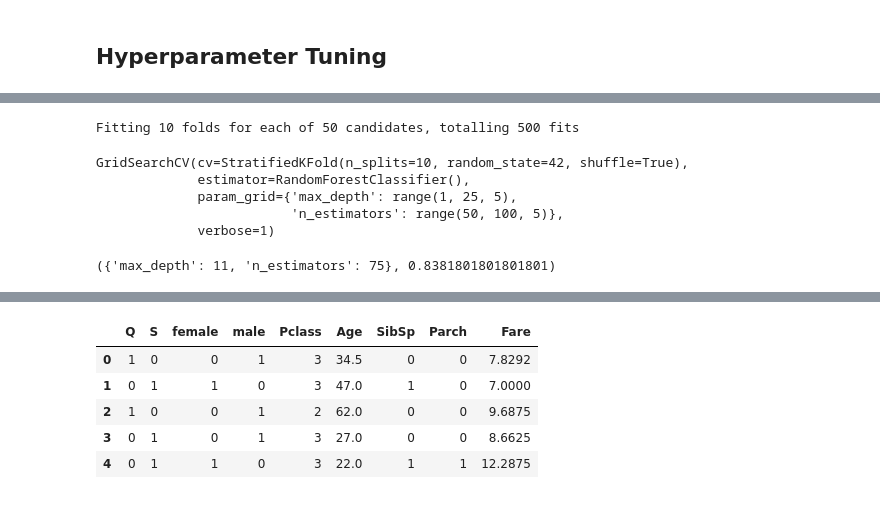
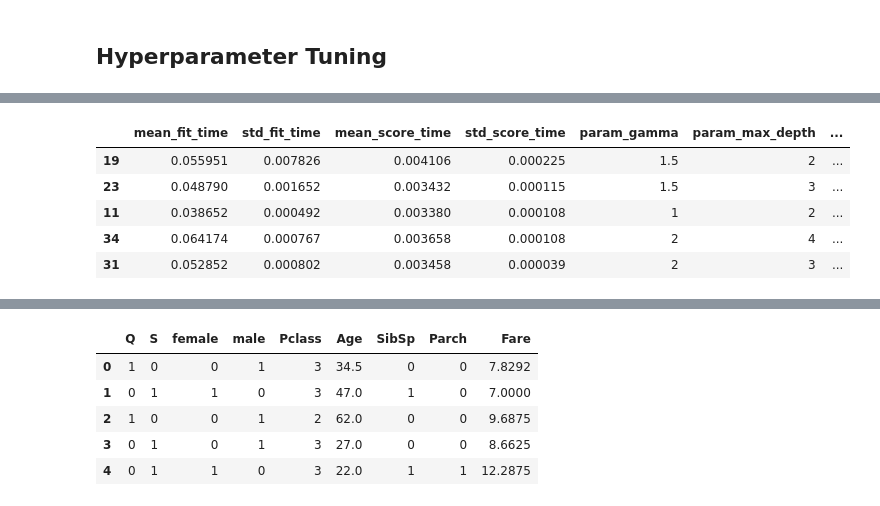
Before and after one commit to Thilak-cm/Titanic-Survival-Prediction, a Jupyter notebook: titanic-survival-prediction.ipynb, the cells around one changed output, grey strips where cells are left out. Saved outputs shown, nothing was run; the diff lists cells and outputs as text; code cells hidden in the pictures.

```diff
--- a/titanic-survival-prediction.ipynb
+++ b/titanic-survival-prediction.ipynb
@@ -414,3 +433,10 @@ kfold_split = StratifiedKFold(n_splits=10, shuffle=True, random_state=42)
+# %%
+gsearch = GridSearchCV(
+    estimator=xgb,
+    param_grid=params,
+    cv = kfold_split,
+    verbose = 1
+)
 # %%
-kfold_split.split(X, y)
+gsearch.fit(X, y)
 # %% [output]
@@ -423,20 +461,10 @@ params = {
-# %%
-gsearch = GridSearchCV(
-    estimator=RandomForestClassifier(),
-    param_grid=params,
-    cv = kfold_split,
-    verbose = 1
-)
-# %%
-gsearch.fit(X_train, y_train)
-# %% [output]
-Fitting 10 folds for each of 50 candidates, totalling 500 fits
-GridSearchCV(cv=StratifiedKFold(n_splits=10, random_state=42, shuffle=True),
-             estimator=RandomForestClassifier(),
-             param_grid={'max_depth': range(1, 25, 5),
-                         'n_estimators': range(50, 100, 5)},
-             verbose=1)
-# %%
-(gsearch.best_params_, gsearch.best_score_)
-# %% [output]
-({'max_depth': 11, 'n_estimators': 75}, 0.8381801801801801)
+# %%
+scores = pd.DataFrame(gsearch.cv_results_)
+scores.sort_values(by=['rank_test_score'], ascending=True).head()
+# %% [output]
+|  | mean_fit_time | std_fit_time | mean_score_time | std_score_time | param_gamma | param_max_depth | ... |
+| 19 | 0.055951 | 0.007826 | 0.004106 | 0.000225 | 1.5 | 2 | ... |
+| 23 | 0.048790 | 0.001652 | 0.003432 | 0.000115 | 1.5 | 3 | ... |
+| 11 | 0.038652 | 0.000492 | 0.003380 | 0.000108 | 1 | 2 | ... |
+| 34 | 0.064174 | 0.000767 | 0.003658 | 0.000108 | 2 | 4 | ... |
+| 31 | 0.052852 | 0.000802 | 0.003458 | 0.000039 | 2 | 3 | ... |
```
Also changed, not shown: parts of 20 cells of this notebook.
